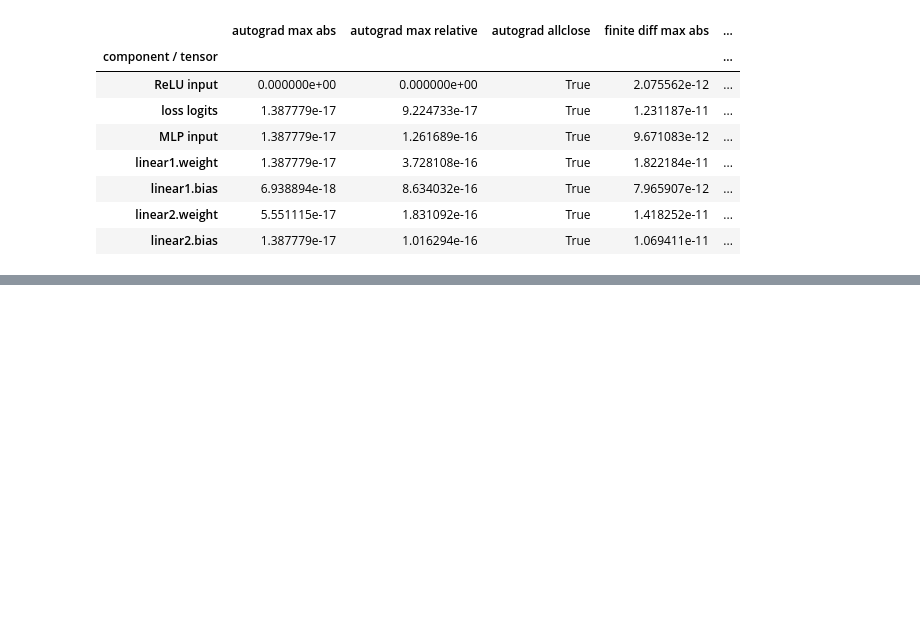
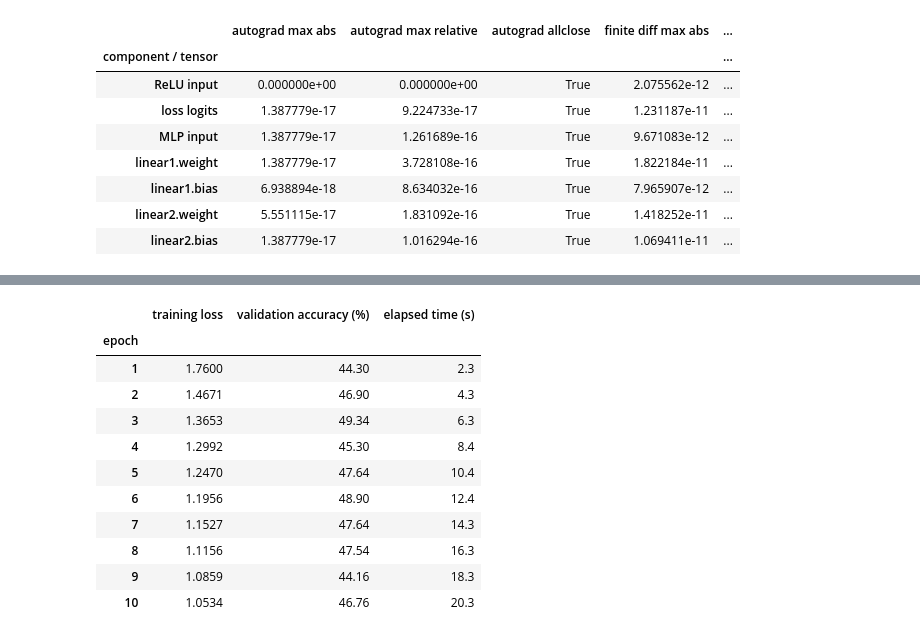
Before and after one commit to LahiruMJ11/CNN-with-CIFAR10, a Jupyter notebook: CNN with CIFAR10.ipynb, the cells around one changed output, grey strips where cells are left out. Saved outputs shown, nothing was run; the diff lists cells and outputs as text; code cells hidden in the pictures; blank space fills up the shorter version.

```diff
--- a/CNN with CIFAR10.ipynb
+++ b/CNN with CIFAR10.ipynb
@@ -717,0 +867,25 @@ The table reports the measured errors for the standalone ReLU and softmax loss a
+# %%
+task1c_results_table = task1c_history.copy()
+task1c_results_table["training loss"] = task1c_results_table[
+    "training loss"
+].round(4)
+task1c_results_table["validation accuracy (%)"] = task1c_results_table[
+    "validation accuracy (%)"
+].round(2)
+task1c_results_table["elapsed time (s)"] = task1c_results_table[
+    "elapsed time (s)"
+].round(1)
+task1c_results_table.set_index("epoch")
+# %% [output]
+|  | training loss | validation accuracy (%) | elapsed time (s) |
+| epoch |  |  |  |
+| 1 | 1.7600 | 44.30 | 2.3 |
+| 2 | 1.4671 | 46.90 | 4.3 |
+| 3 | 1.3653 | 49.34 | 6.3 |
+| 4 | 1.2992 | 45.30 | 8.4 |
+| 5 | 1.2470 | 47.64 | 10.4 |
+| 6 | 1.1956 | 48.90 | 12.4 |
+| 7 | 1.1527 | 47.64 | 14.3 |
+| 8 | 1.1156 | 47.54 | 16.3 |
+| 9 | 1.0859 | 44.16 | 18.3 |
+| 10 | 1.0534 | 46.76 | 20.3 |
```
Also changed, not shown: parts of 8 cells of this notebook.
